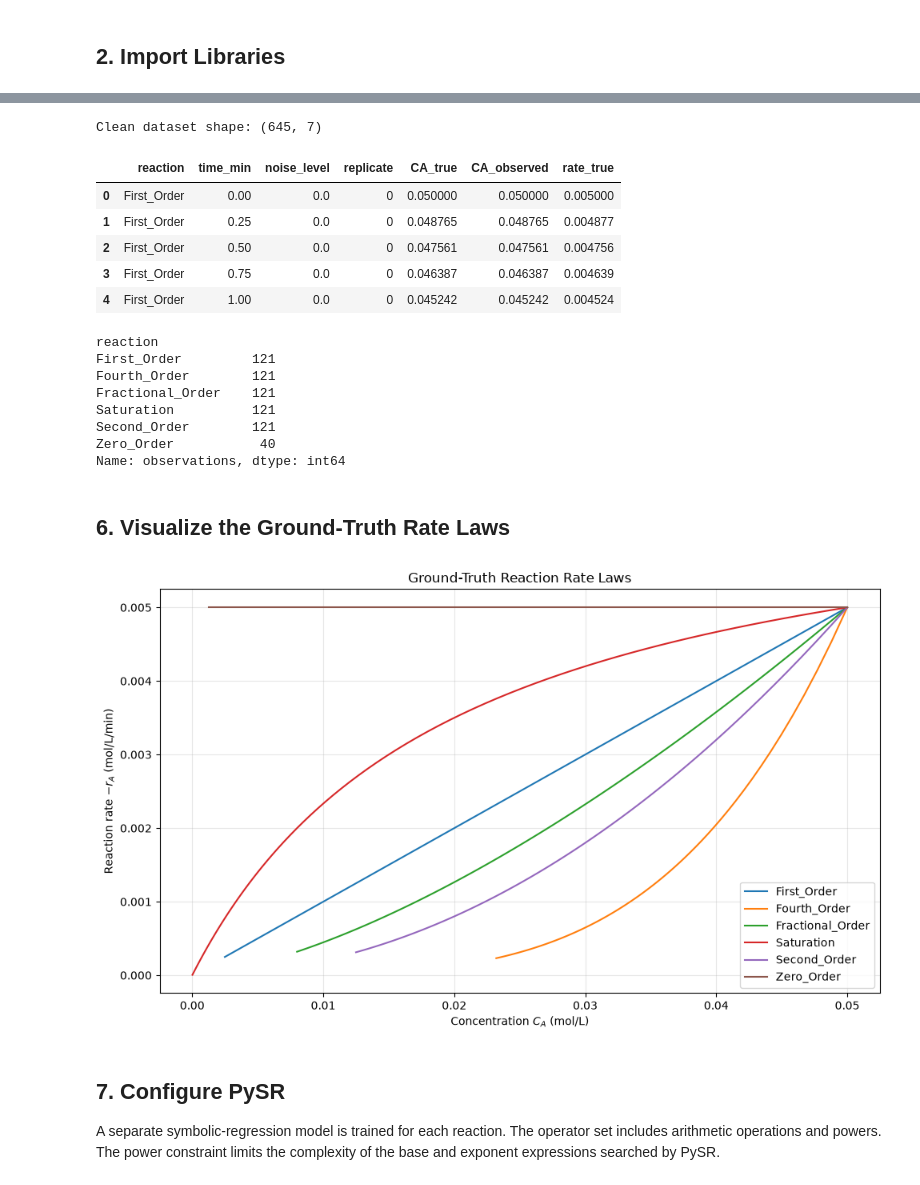
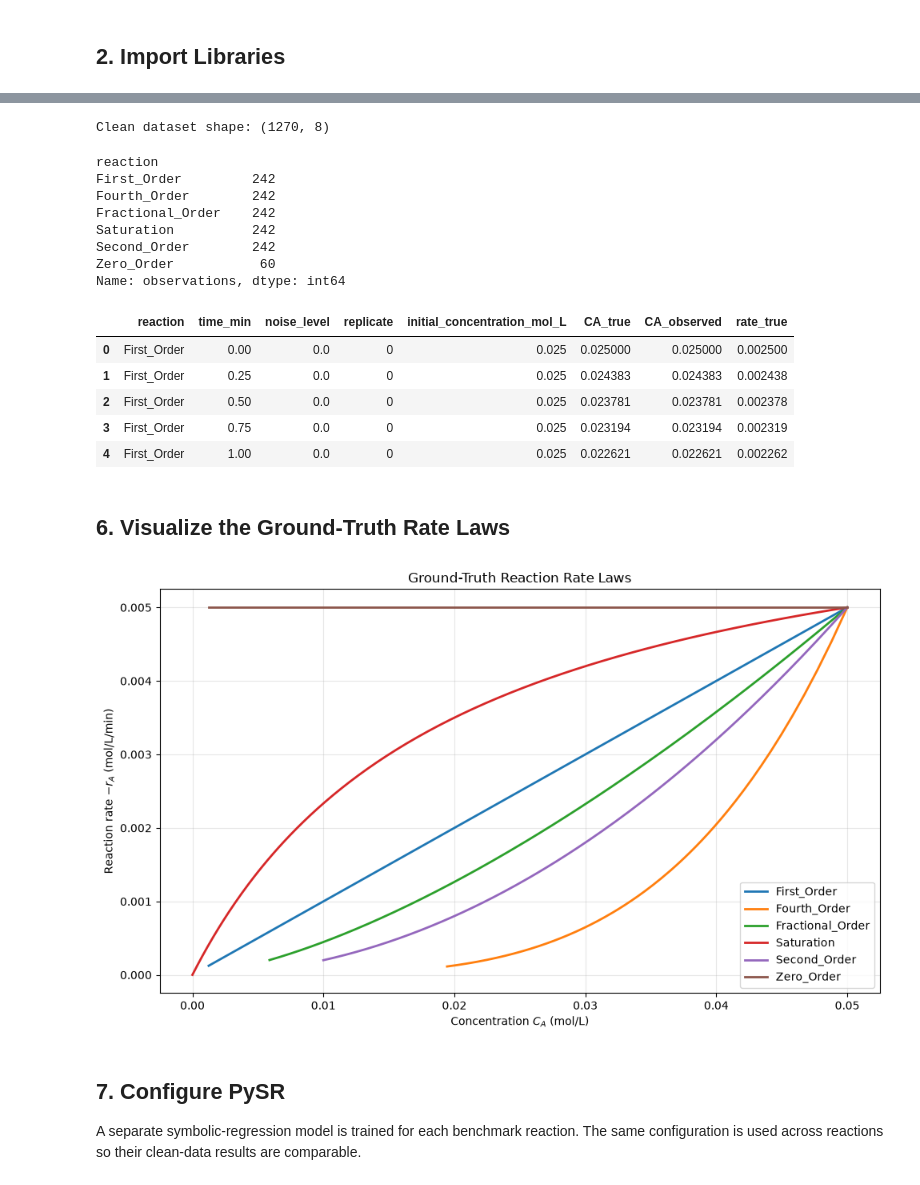
Before and after one commit to PrakharG8651/CHE657-Term-Project, a Jupyter notebook: Analysis.ipynb, the cells around one changed output, grey strips where cells are left out. Saved outputs shown, nothing was run; the diff lists cells and outputs as text; code cells hidden in the pictures.

```diff
--- a/Analysis.ipynb
+++ b/Analysis.ipynb
@@ -126,71 +218,75 @@ The clean data provide an ideal-condition baseline. Exact rates are calculated f
 # %%
-df_clean = df.loc[df["noise_level"] == 0].copy()
+df_clean = df.loc[
+    (df["noise_level"] == 0)
+    & df["initial_concentration_mol_L"].isin(TRAIN_INITIAL_CONCENTRATIONS)
+].copy()
 
-df_clean["rate_true"] = df_clean.apply(
-    lambda row: calculate_rate(
-        row["CA_true"],
-        row["reaction"],
-        parameter_lookup[row["reaction"]]
-    ),
-    axis=1
-)
+df_clean["rate_true"] = [
+    calculate_rate(value, reaction, parameter_lookup[reaction])
+    for value, reaction in zip(df_clean["CA_true"], df_clean["reaction"])
+]
+
+zero_order_mask = df_clean["reaction"] == "Zero_Order"
+zero_order_scale = df_clean.loc[zero_order_mask, "CA_true"].abs().max()
+depletion_tolerance = 1e-8 * zero_order_scale
 
 df_clean = df_clean.loc[
     ~(
-        (df_clean["reaction"] == "Zero_Order")
-        & (df_clean["CA_true"] <= 0)
+        zero_order_mask
+        & (df_clean["CA_true"] <= depletion_tolerance)
     )
 ].copy()
 
 df_clean = df_clean.sort_values(
-    ["reaction", "time_min"]
+    ["reaction", "initial_concentration_mol_L", "time_min"]
 ).reset_index(drop=True)
 
 print("Clean dataset shape:", df_clean.shape)
+display(df_clean.groupby("reaction").size().rename("observations"))
 display(df_clean.head())
-display(df_clean.groupby("reaction").size().rename("observations"))
 # %% [output]
-Clean dataset shape: (645, 7)
+Clean dataset shape: (1270, 8)
+reaction
+First_Order         242
+Fourth_Order        242
+Fractional_Order    242
+Saturation          242
+Second_Order        242
+Zero_Order           60
+Name: observations, dtype: int64
-|  | reaction | time_min | noise_level | replicate | CA_true | CA_observed | rate_true |
-| 0 | First_Order | 0.00 | 0.0 | 0 | 0.050000 | 0.050000 | 0.005000 |
-| 1 | First_Order | 0.25 | 0.0 | 0 | 0.048765 | 0.048765 | 0.004877 |
-| 2 | First_Order | 0.50 | 0.0 | 0 | 0.047561 | 0.047561 | 0.004756 |
-| 3 | First_Order | 0.75 | 0.0 | 0 | 0.046387 | 0.046387 | 0.004639 |
-| 4 | First_Order | 1.00 | 0.0 | 0 | 0.045242 | 0.045242 | 0.004524 |
+|  | reaction | time_min | noise_level | replicate | initial_concentration_mol_L | CA_true | CA_observed | rate_true |
+| 0 | First_Order | 0.00 | 0.0 | 0 | 0.025 | 0.025000 | 0.025000 | 0.002500 |
+| 1 | First_Order | 0.25 | 0.0 | 0 | 0.025 | 0.024383 | 0.024383 | 0.002438 |
+| 2 | First_Order | 0.50 | 0.0 | 0 | 0.025 | 0.023781 | 0.023781 | 0.002378 |
+| 3 | First_Order | 0.75 | 0.0 | 0 | 0.025 | 0.023194 | 0.023194 | 0.002319 |
+| 4 | First_Order | 1.00 | 0.0 | 0 | 0.025 | 0.022621 | 0.022621 | 0.002262 |
-reaction
-First_Order         121
-Fourth_Order        121
-Fractional_Order    121
-Saturation          121
-Second_Order        121
-Zero_Order           40
-Name: observations, dtype: int64
 # %% [markdown]
 ## 6. Visualize the Ground-Truth Rate Laws
 # %%
 plt.figure(figsize=(10, 6))
 
 for reaction, subset in df_clean.groupby("reaction"):
     subset = subset.sort_values("CA_true")
     plt.plot(
         subset["CA_true"],
         subset["rate_true"],
-        label=reaction
+        label=reaction,
+        linewidth=2
     )
 
 plt.xlabel("Concentration $C_A$ (mol/L)")
 plt.ylabel("Reaction rate $-r_A$ (mol/L/min)")
 plt.title("Ground-Truth Reaction Rate Laws")
 plt.legend()
 plt.grid(alpha=0.3)
 plt.tight_layout()
 plt.show()
 # %% [output]
-[figure, old version]
+[figure, new version]
 # %% [markdown]
 ## 7. Configure PySR
 
-A separate symbolic-regression model is trained for each reaction. The operator set includes arithmetic operations and powers. The power constraint limits the complexity of the base and exponent expressions searched by PySR.
+A separate symbolic-regression model is trained for each benchmark reaction. The same configuration is used across reactions so their clean-data results are comparable.
 # %%
 def create_pysr_model(verbosity=0):
     return PySRRegressor(
```
Also changed, not shown: parts of 121 cells of this notebook.
